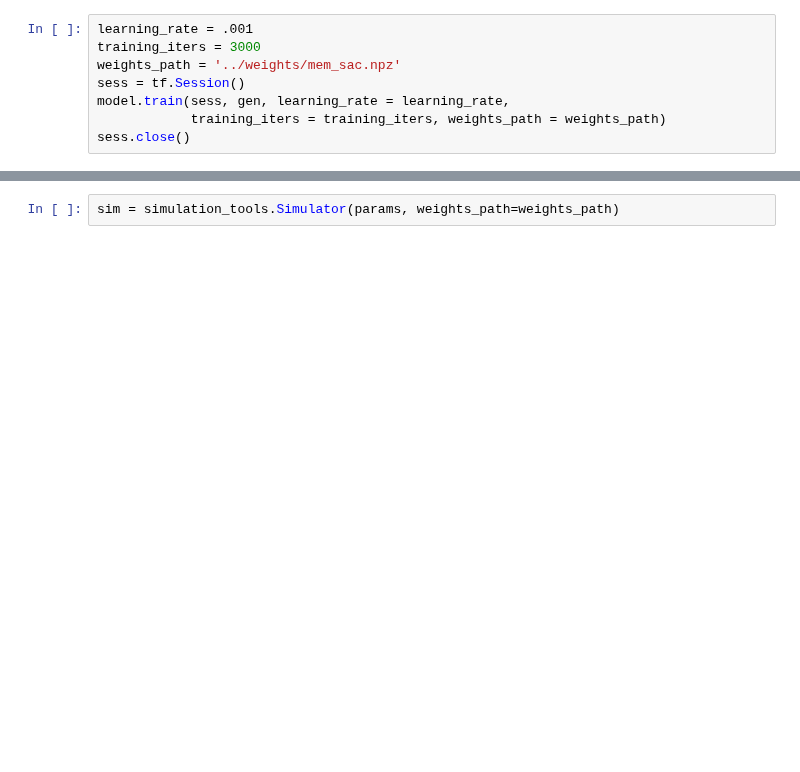
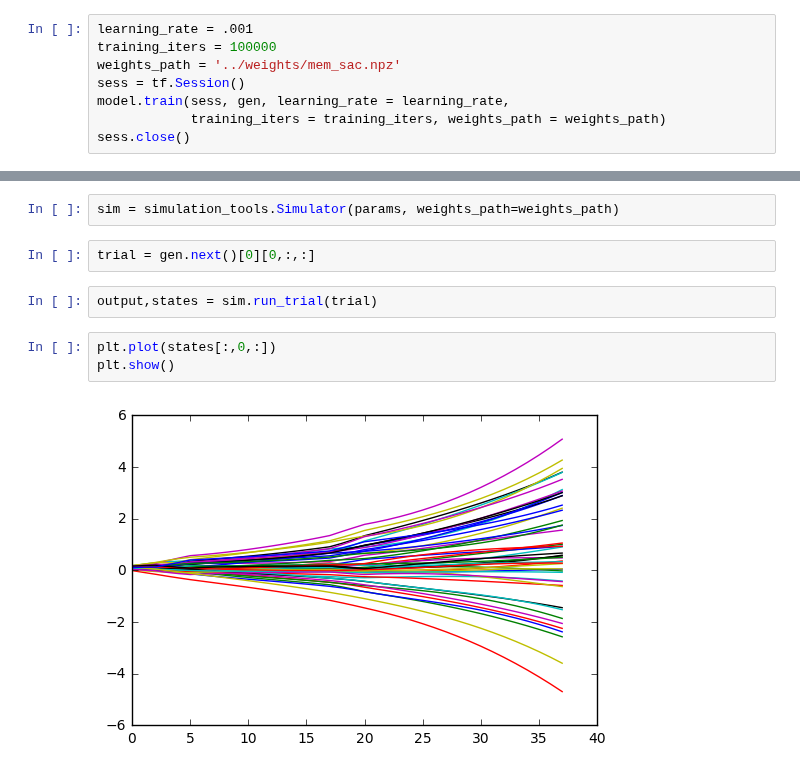
Before and after one commit to davidbrandfonbrener/sisyphus2, a Jupyter notebook: ipython notebooks/RDM analysis.ipynb, the cells around one changed output, grey strips where cells are left out. Cells and saved outputs as stored; diff of their text form; blank space fills up the shorter version.

```diff
--- a/ipython notebooks/RDM analysis.ipynb
+++ b/ipython notebooks/RDM analysis.ipynb
@@ -45,7 +36,7 @@ params = dm.__dict__
 model = Model(params)
 # %%
 learning_rate = .001
-training_iters = 3000
+training_iters = 100000
 weights_path = '../weights/mem_sac.npz'
 sess = tf.Session()
 model.train(sess, gen, learning_rate = learning_rate,
@@ -60,3 +62,12 @@ Optimization Finished!
 Model saved in file: ../weights/mem_sac.npz
 # %%
 sim = simulation_tools.Simulator(params, weights_path=weights_path)
+# %%
+trial = gen.next()[0][0,:,:]
+# %%
+output,states = sim.run_trial(trial)
+# %%
+plt.plot(states[:,0,:])
+plt.show()
+# %% [output]
+[figure, added]
```
Also changed, not shown: parts of 6 cells of this notebook, 2 other files.
